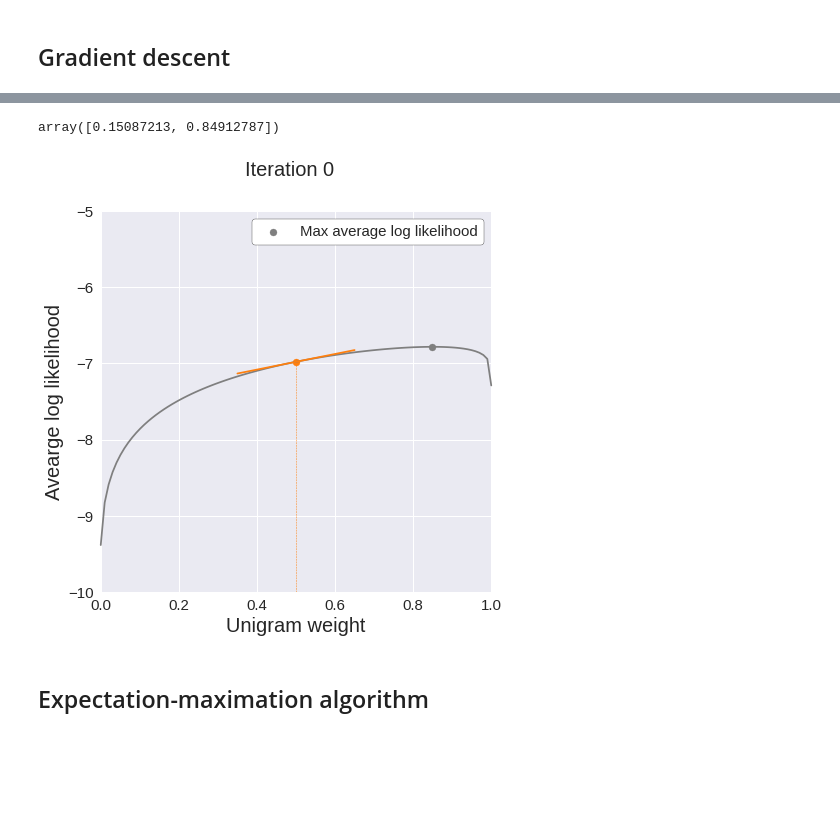
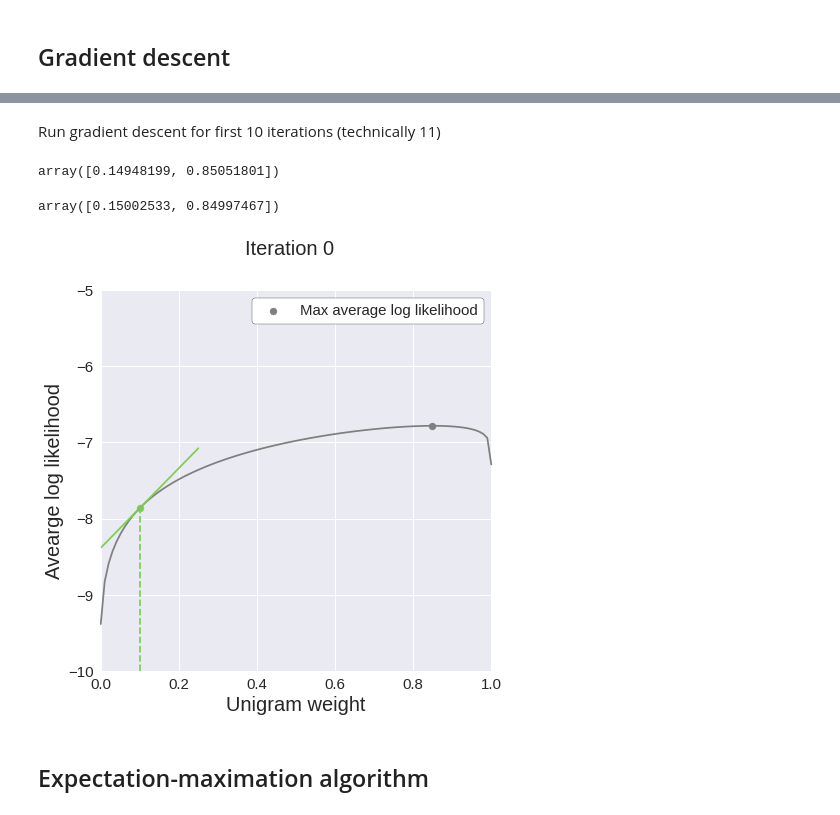
Before and after one commit to khanhnguyendata/ngram, a Jupyter notebook: analysis/part3.ipynb, the cells around one changed output, grey strips where cells are left out. Saved outputs shown, nothing was run; the diff lists cells and outputs as text; code cells hidden in the pictures; blank space fills up the shorter version.

Commit message:
Finish first draft of part 3

```diff
--- a/analysis/part3.ipynb
+++ b/analysis/part3.ipynb
@@ -8,8 +10,5 @@ from analysis.ngram import calculate_avg_ll
 from analysis.plot_utils import plt, legend_opts, savefig
 from matplotlib.animation import FuncAnimation
-# %%
-def calculate_avg_ln(prob_matrix, weights=None):
-    return calculate_avg_ll(prob_matrix, weights, log_function=np.log)
 # %% [markdown]
 ## Combine models sequentially
 # %%
@@ -147,12 +102,23 @@ class GradientDescent:
+# %% [markdown]
+Run gradient descent for first 10 iterations (technically 11)
+# %%
+optimize_gd(dev_prob_matrix[:, [0, 1]],
+            init_weights=[0.1, 0.9],
+            learning_rate=0.1,
+            n_iter=10)
+# %% [output]
+array([0.14948199, 0.85051801])
+# %%
+n_iter = 11
+iter_colors = plt.cm.viridis_r(np.linspace(0.2, 1, n_iter))
 # %%
-n_iter = 10
 gd = GradientDescent()
-gd.fit(dev_prob_matrix[:, :2], learning_rate=0.1, n_iter=n_iter)
+gd.fit(dev_prob_matrix[:, [0, 1]], learning_rate=0.1, n_iter=n_iter, init_weights=[0.9, 0.1])
 gd.weights
 # %% [output]
-array([0.15087213, 0.84912787])
+array([0.15002533, 0.84997467])
 # %%
-def update(fig, ax, iteration):
+def update_gd(fig, ax, iteration):
     fig.suptitle(f'Iteration {iteration}', fontsize=20)
     ax.lines = [ax.lines[0]]
     ax.collections = [ax.collections[0]]
@@ -163,27 +129,34 @@ def update(fig, ax, iteration):
     unigram_weight = info['weights'][1]
     unigram_gradient = info['gradients'][0]
     avg_ll = info['avg_ll']
+
     lower_unigram_weight, upper_unigram_weight = unigram_weight - tangent_length, unigram_weight + tangent_length
     lower_ll, upper_ll = avg_ll - unigram_gradient * tangent_length, avg_ll + unigram_gradient * tangent_length
-    ax.plot([lower_unigram_weight, upper_unigram_weight], [lower_ll, upper_ll], color='tab:orange')
-    ax.vlines(unigram_weight, -10, avg_ll, colors='tab:orange', linestyles='dashed', linewidth=0.5)
-    ax.scatter(unigram_weight, avg_ll, color='tab:orange')
+
+    # Plot current point
+    ax.scatter(unigram_weight, avg_ll, color=iter_colors[iteration])
+
+    # Plot tangent line to objective function
+    ax.plot([lower_unigram_weight, upper_unigram_weight], [lower_ll, upper_ll], color=iter_colors[iteration])
+
+    # Plot trace line up to current point
+    ax.vlines(unigram_weight, -10, avg_ll, colors=iter_colors[iteration], linestyles='dashed')
 # %%
 fig, ax = plt.subplots(figsize=(7, 7))
 ax.plot(unigram_weights, dev_avg_lls, color='tab:gray', clip_on=False)
 ax.scatter(unigram_weights[np.argmax(dev_avg_lls)], np.max(dev_avg_lls), color='tab:gray', clip_on=False, label='Max average log likelihood')
 ax.set_xlim(0, 1)
 ax.set_ylim(-10, -5)
 
 ax.legend(**legend_opts)
 ax.set_xlabel('Unigram weight')
 ax.set_ylabel('Avearge log likelihood')
 
-anim = FuncAnimation(fig, lambda iteration: update(fig, ax, iteration),
+anim = FuncAnimation(fig, lambda iteration: update_gd(fig, ax, iteration),
                      frames=range(n_iter), interval=300, repeat=True)
 anim.save('../viz/gradient_descent.mp4', writer='ffmpeg')
 # %% [output]
-[figure, old version]
+[figure, new version]
 # %% [markdown]
 ## Expectation-maximation algorithm
 # %% [markdown]
```
Also changed, not shown: parts of 54 cells of this notebook, 22 other files.
